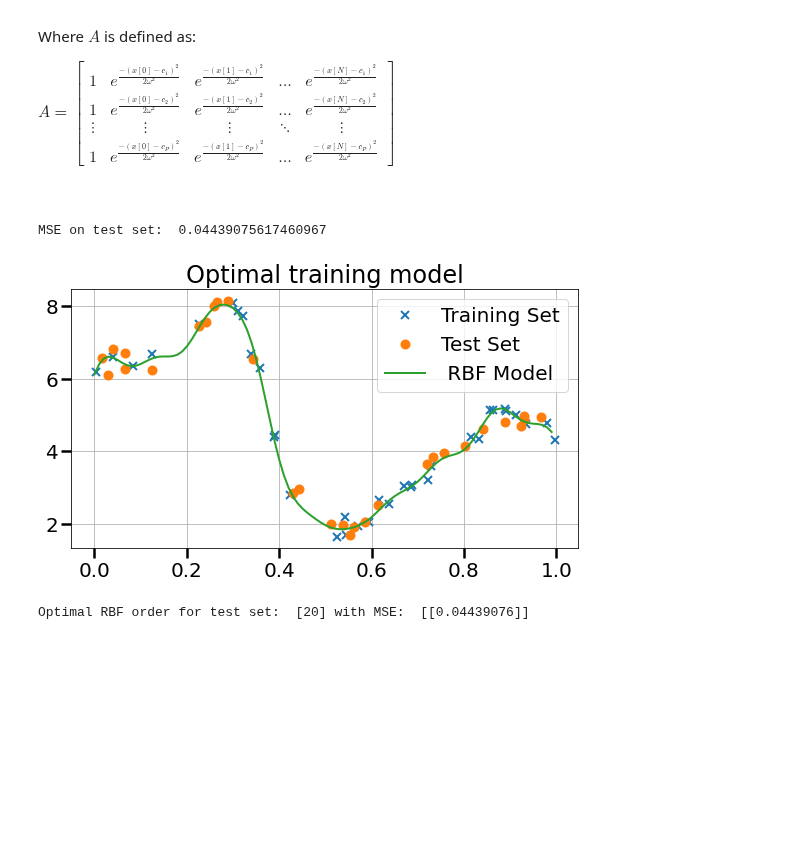
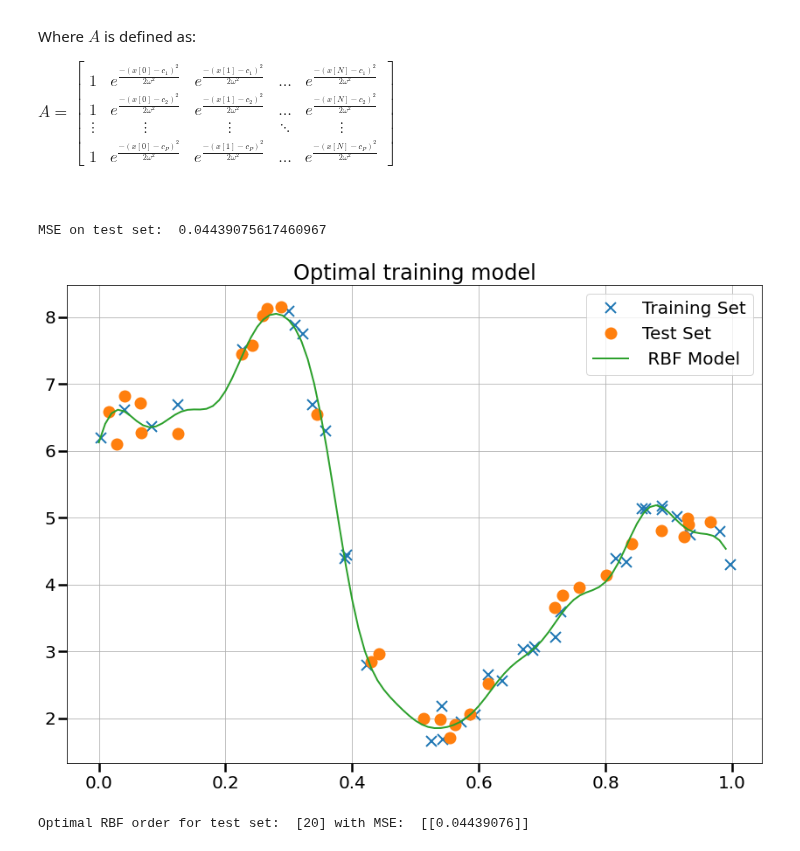
Before and after one commit to FelixSto/NSP_Assignments, a Jupyter notebook: notebooks/assignments/1-1-system-identification.ipynb, the cells around one changed output. Cells and saved outputs as stored; diff of their text form; code cells hidden in the pictures; blank space fills up the shorter version.

```diff
--- a/notebooks/assignments/1-1-system-identification.ipynb
+++ b/notebooks/assignments/1-1-system-identification.ipynb
@@ -257,35 +257,35 @@ $
 P = 20 #number of RBF's
 
 rbf_center = np.arange(0,1,1/P)
 w2 = (2/P)**2 #width parameter sqared
 
 A = RbfOptimizer(P, w2, x_train)
 c_opt = np.linalg.pinv(A).dot(y_train)
 
 #Evaluate the model with test set
 
 y_hat = RbfOptimizer(P, w2, x_test).dot(c_opt)  #for MSE compuation
 mse = np.mean((y_hat-y_test)**2)
 
 print('MSE on test set: ', mse)
 
 x_eval = np.arange(0,1,0.01)
 y_eval = RbfOptimizer(P, w2, x_eval).dot(c_opt) #for plot
 
 #Plot the model for the selected model order P
 
-plt.figure(figsize=(8,5))
+plt.figure()
 plt.plot(x_train2, y_train2, 'x', label = 'Training Set')
 plt.plot(x_test, y_test, 'o', label='Test Set')
 plt.plot(x_eval, y_eval, label = ' RBF Model')
 plt.title('Optimal training model')
 plt.legend()
 plt.grid()
 plt.tight_layout()
 plt.show()
 # %% [output]
 MSE on test set:  0.04439075617460967
-[figure, old version]
+[figure, new version]
 # %%
 #Just some code to find the optimal model order P, not asked!
 P = 35 #number of RBF's
```
Also changed, not shown: parts of 8 cells of this notebook, 2 other files.
